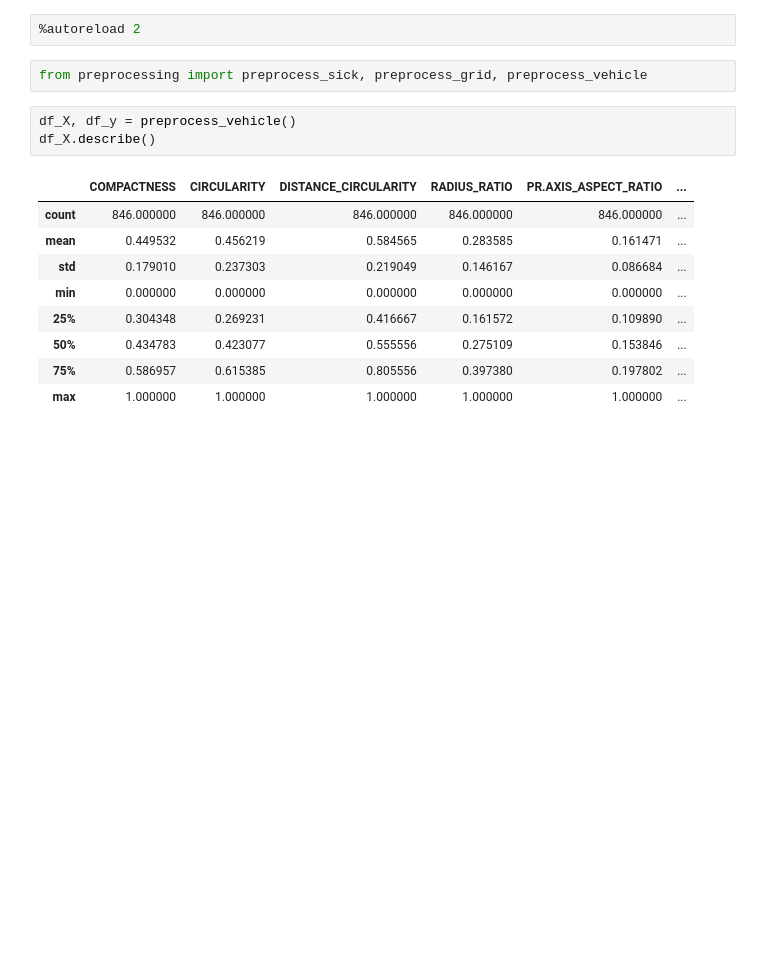
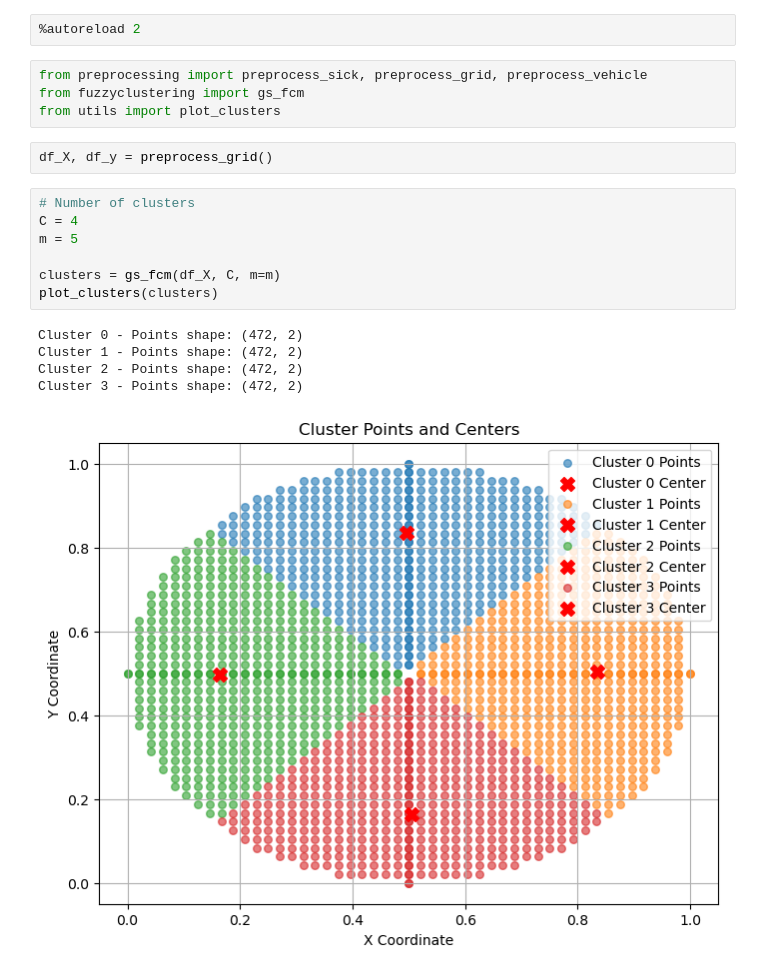
Before and after one commit to Bernat-C/Clustering-Analysis, a Jupyter notebook: testing_bernat.ipynb, the cells around one changed output. Cells and saved outputs as stored; diff of their text form; blank space fills up the shorter version.

Commit message:
Fuzzy algorithm implemented and working

```diff
--- a/testing_bernat.ipynb
+++ b/testing_bernat.ipynb
@@ -7,16 +7,20 @@ The autoreload extension is already loaded. To reload it, use:
 %autoreload 2
 # %%
 from preprocessing import preprocess_sick, preprocess_grid, preprocess_vehicle
+from fuzzyclustering import gs_fcm
+from utils import plot_clusters
+# %%
+df_X, df_y = preprocess_grid()
 # %%
-df_X, df_y = preprocess_vehicle()
-df_X.describe()
+# Number of clusters
+C = 4
+m = 5
+
+clusters = gs_fcm(df_X, C, m=m)
+plot_clusters(clusters)
 # %% [output]
-|  | COMPACTNESS | CIRCULARITY | DISTANCE_CIRCULARITY | RADIUS_RATIO | PR.AXIS_ASPECT_RATIO | ... |
-| count | 846.000000 | 846.000000 | 846.000000 | 846.000000 | 846.000000 | ... |
-| mean | 0.449532 | 0.456219 | 0.584565 | 0.283585 | 0.161471 | ... |
-| std | 0.179010 | 0.237303 | 0.219049 | 0.146167 | 0.086684 | ... |
-| min | 0.000000 | 0.000000 | 0.000000 | 0.000000 | 0.000000 | ... |
-| 25% | 0.304348 | 0.269231 | 0.416667 | 0.161572 | 0.109890 | ... |
-| 50% | 0.434783 | 0.423077 | 0.555556 | 0.275109 | 0.153846 | ... |
-| 75% | 0.586957 | 0.615385 | 0.805556 | 0.397380 | 0.197802 | ... |
-| max | 1.000000 | 1.000000 | 1.000000 | 1.000000 | 1.000000 | ... |
+Cluster 0 - Points shape: (472, 2)
+Cluster 1 - Points shape: (472, 2)
+Cluster 2 - Points shape: (472, 2)
+Cluster 3 - Points shape: (472, 2)
+[figure, added]
```
Also changed, not shown: 3 other files.
